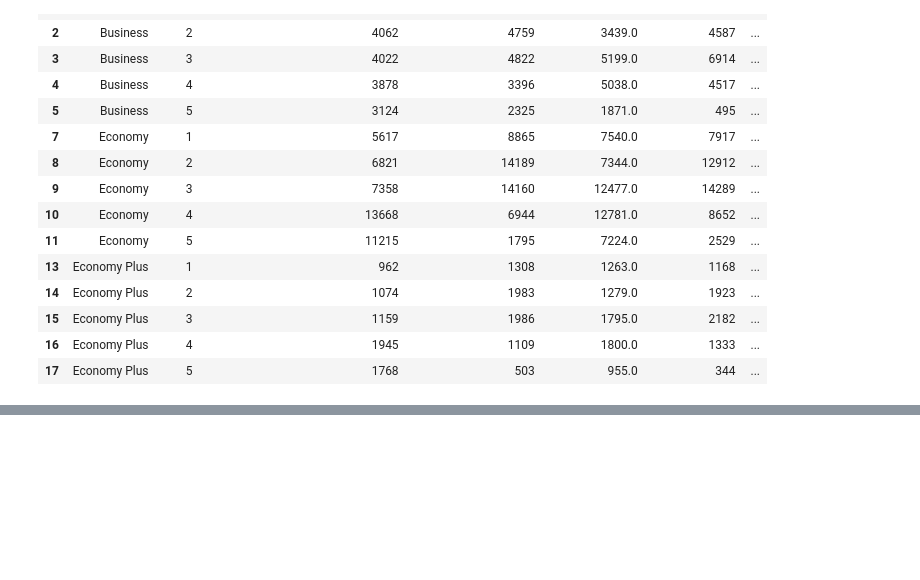
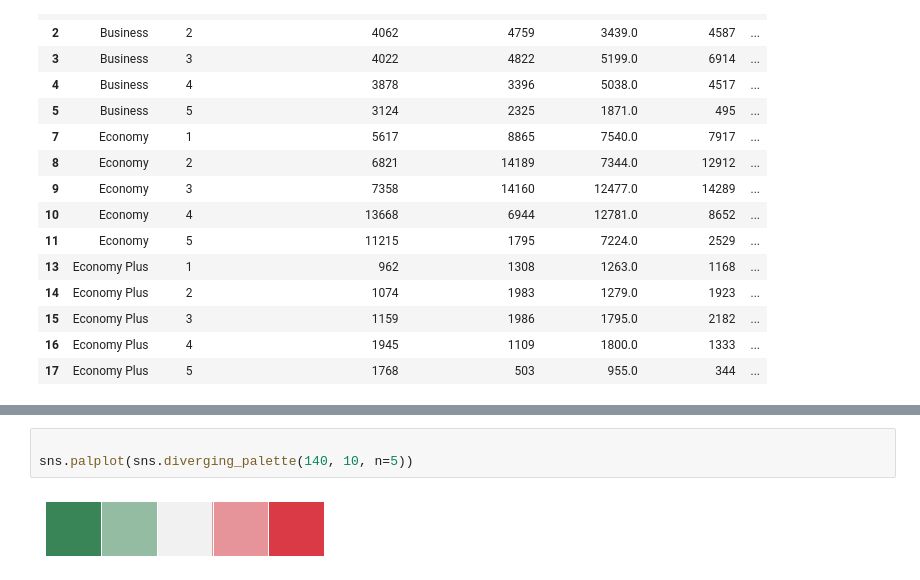
Before and after one commit to Coded123/Maven-Analytics-Airlines-Challenge, a Jupyter notebook: Maven_airline_data_analysis.ipynb, the cells around one changed output, grey strips where cells are left out. Cells and saved outputs as stored; diff of their text form; blank space fills up the shorter version.

```diff
--- a/Maven_airline_data_analysis.ipynb
+++ b/Maven_airline_data_analysis.ipynb
@@ -274,0 +295,5 @@ heatmap
+# %%
+
+sns.palplot(sns.diverging_palette(140, 10, n=5))
+# %% [output]
+[figure, added]
```
Also changed, not shown: parts of 4 cells of this notebook.
